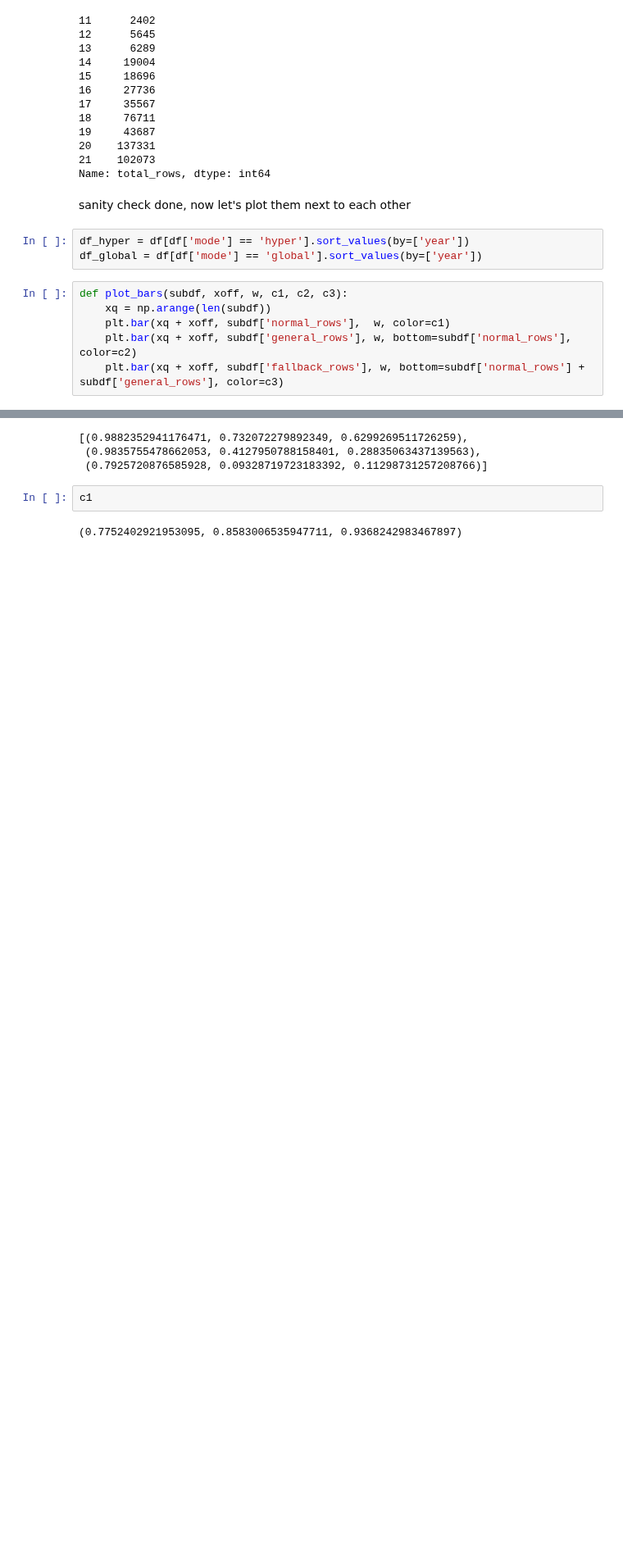
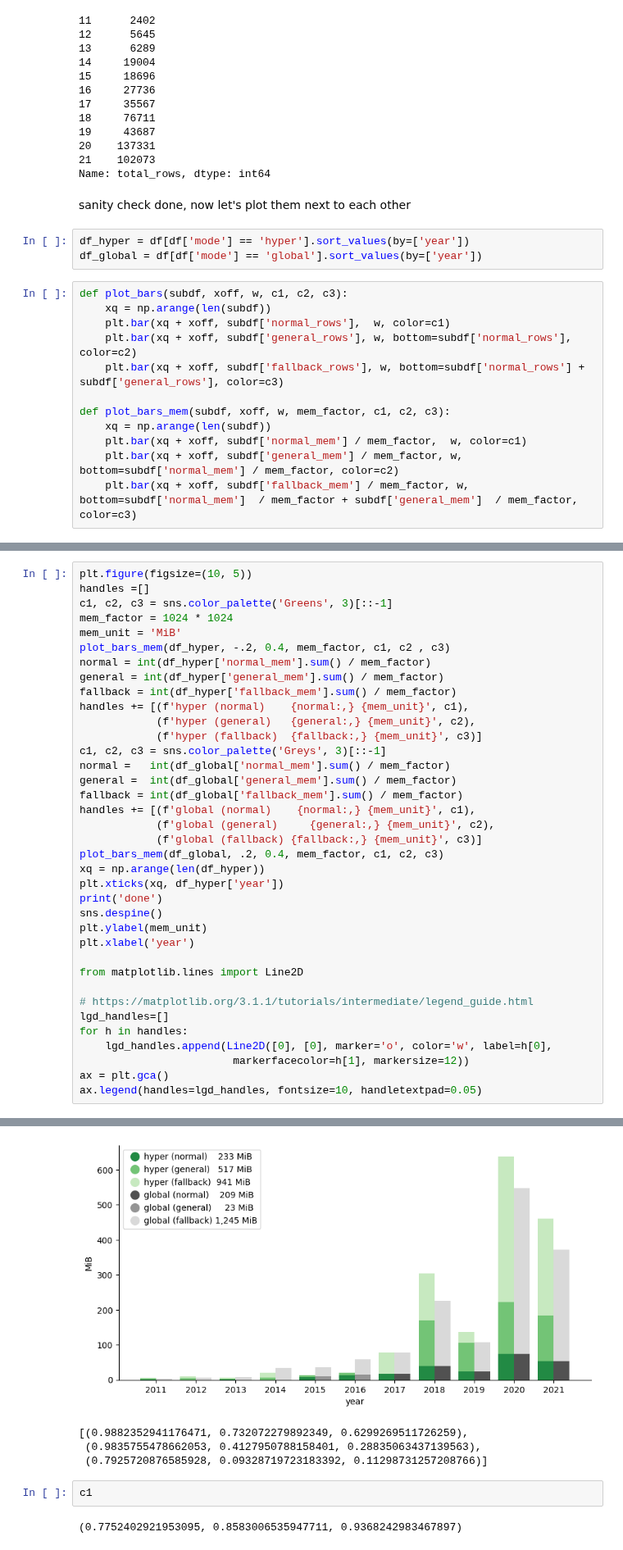
Before and after one commit to tuplex/tuplex, a Jupyter notebook: experimental/notebooks/02_paper_plot_github_sample.ipynb, the cells around one changed output, grey strips where cells are left out. Shown at 82% size. Cells and saved outputs as stored; diff of their text form; blank space fills up the shorter version.

```diff
--- a/experimental/notebooks/02_paper_plot_github_sample.ipynb
+++ b/experimental/notebooks/02_paper_plot_github_sample.ipynb
@@ -75,6 +83,12 @@ def plot_bars(subdf, xoff, w, c1, c2, c3):
     plt.bar(xq + xoff, subdf['normal_rows'],  w, color=c1)
     plt.bar(xq + xoff, subdf['general_rows'], w, bottom=subdf['normal_rows'], color=c2)
     plt.bar(xq + xoff, subdf['fallback_rows'], w, bottom=subdf['normal_rows'] + subdf['general_rows'], color=c3)
+
+def plot_bars_mem(subdf, xoff, w, mem_factor, c1, c2, c3):
+    xq = np.arange(len(subdf))
+    plt.bar(xq + xoff, subdf['normal_mem'] / mem_factor,  w, color=c1)
+    plt.bar(xq + xoff, subdf['general_mem'] / mem_factor, w, bottom=subdf['normal_mem'] / mem_factor, color=c2)
+    plt.bar(xq + xoff, subdf['fallback_mem'] / mem_factor, w, bottom=subdf['normal_mem']  / mem_factor + subdf['general_mem']  / mem_factor, color=c3)
 # %%
 plt.figure(figsize=(10, 5))
 handles =[]
@@ -106,0 +131,38 @@ done
+# %%
+plt.figure(figsize=(10, 5))
+handles =[]
+c1, c2, c3 = sns.color_palette('Greens', 3)[::-1]
+mem_factor = 1024 * 1024
+mem_unit = 'MiB'
+plot_bars_mem(df_hyper, -.2, 0.4, mem_factor, c1, c2 , c3)
+normal = int(df_hyper['normal_mem'].sum() / mem_factor)
+general = int(df_hyper['general_mem'].sum() / mem_factor)
+fallback = int(df_hyper['fallback_mem'].sum() / mem_factor)
+handles += [(f'hyper (normal)    {normal:,} {mem_unit}', c1),
+            (f'hyper (general)   {general:,} {mem_unit}', c2),
+            (f'hyper (fallback)  {fallback:,} {mem_unit}', c3)]
+c1, c2, c3 = sns.color_palette('Greys', 3)[::-1]
+normal =   int(df_global['normal_mem'].sum() / mem_factor)
+general =  int(df_global['general_mem'].sum() / mem_factor)
+fallback = int(df_global['fallback_mem'].sum() / mem_factor)
+handles += [(f'global (normal)    {normal:,} {mem_unit}', c1),
+            (f'global (general)     {general:,} {mem_unit}', c2),
+            (f'global (fallback) {fallback:,} {mem_unit}', c3)]
+plot_bars_mem(df_global, .2, 0.4, mem_factor, c1, c2, c3)
+xq = np.arange(len(df_hyper))
+plt.xticks(xq, df_hyper['year'])
+print('done')
+sns.despine()
+plt.ylabel(mem_unit)
+plt.xlabel('year')
+
+from matplotlib.lines import Line2D
+
+# https://matplotlib.org/3.1.1/tutorials/intermediate/legend_guide.html
+lgd_handles=[]
+for h in handles:
+    lgd_handles.append(Line2D([0], [0], marker='o', color='w', label=h[0],
+                        markerfacecolor=h[1], markersize=12))
+ax = plt.gca()
+ax.legend(handles=lgd_handles, fontsize=10, handletextpad=0.05)
+# %% [output]
@@ -107,3 +171,4 @@ done
+[figure, added]
 # %%
 # %% [output]
 [(0.9882352941176471, 0.732072279892349, 0.6299269511726259),
```
Also changed, not shown: parts of 3 cells of this notebook.
